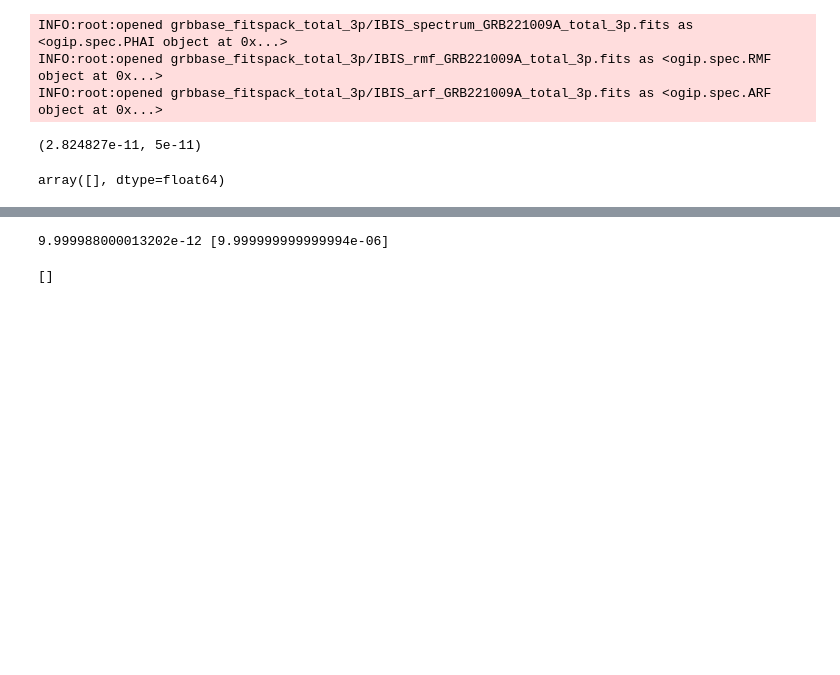
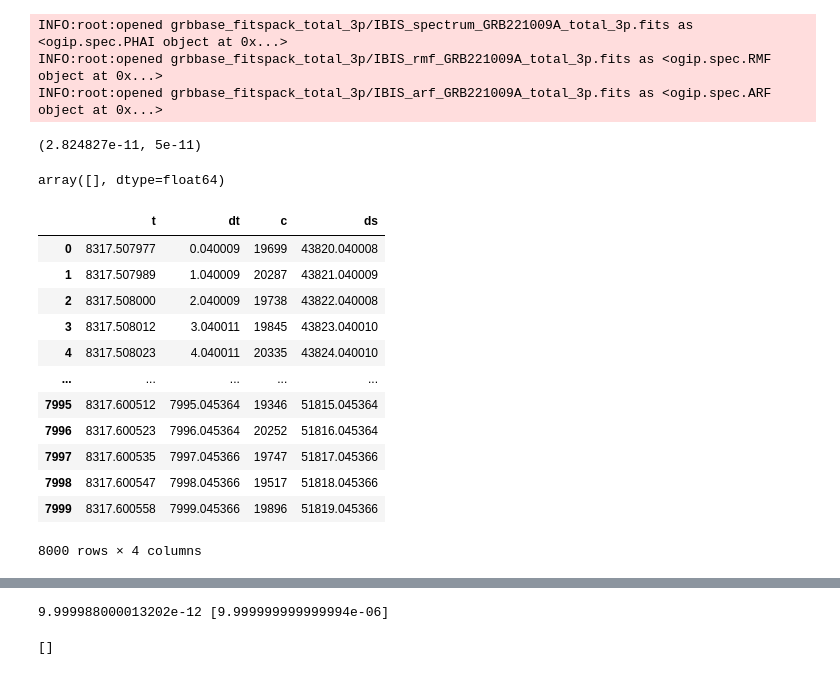
Before and after one commit to volodymyrss/grb221009, a Jupyter notebook: afterglow.ipynb, the cells around one changed output, grey strips where cells are left out. Cells and saved outputs as stored; diff of their text form; code cells hidden in the pictures; blank space fills up the shorter version.

```diff
--- a/afterglow.ipynb
+++ b/afterglow.ipynb
@@ -334,3 +374,20 @@ m[1:][~((m[1:] - m[:-1]) > 0)]
 array([], dtype=float64)
 # %%
 lc_by_instrument = {}
+# %%
+gedrate = hklc['/SPI_GEDRATE']
+gedrate
+# %% [output]
+|  | t | dt | c | ds |
+| 0 | 8317.507977 | 0.040009 | 19699 | 43820.040008 |
+| 1 | 8317.507989 | 1.040009 | 20287 | 43821.040009 |
+| 2 | 8317.508000 | 2.040009 | 19738 | 43822.040008 |
+| 3 | 8317.508012 | 3.040011 | 19845 | 43823.040010 |
+| 4 | 8317.508023 | 4.040011 | 20335 | 43824.040010 |
+| ... | ... | ... | ... | ... |
+| 7995 | 8317.600512 | 7995.045364 | 19346 | 51815.045364 |
+| 7996 | 8317.600523 | 7996.045364 | 20252 | 51816.045364 |
+| 7997 | 8317.600535 | 7997.045366 | 19747 | 51817.045366 |
+| 7998 | 8317.600547 | 7998.045366 | 19517 | 51818.045366 |
+| 7999 | 8317.600558 | 7999.045366 | 19896 | 51819.045366 |
+8000 rows × 4 columns
```
Also changed, not shown: parts of 11 cells of this notebook, 2 other files.
